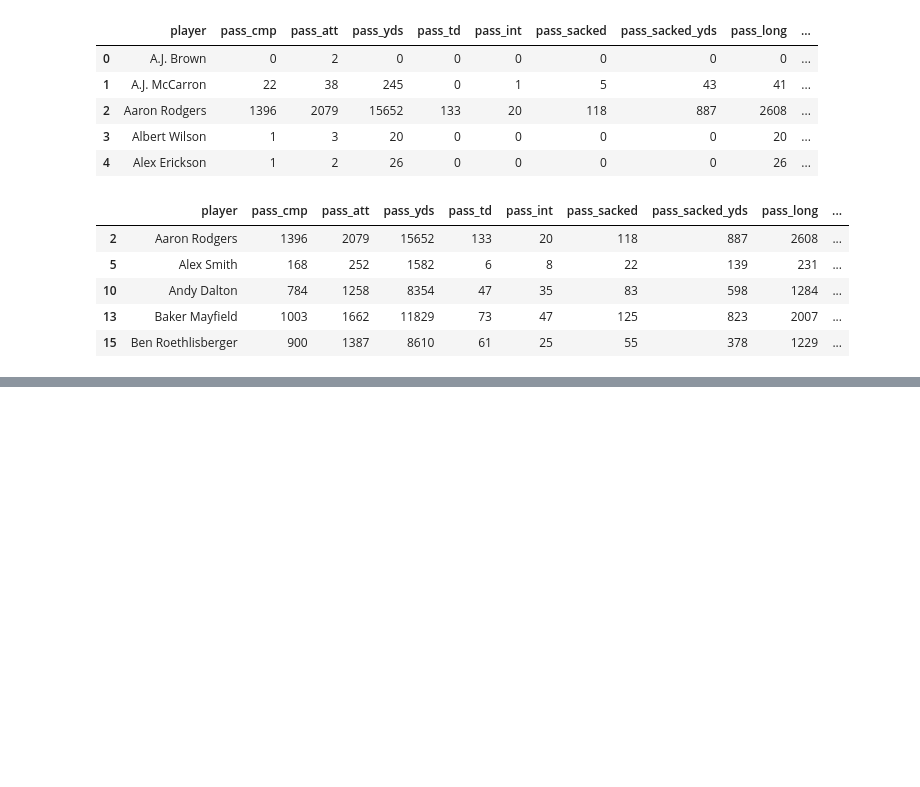
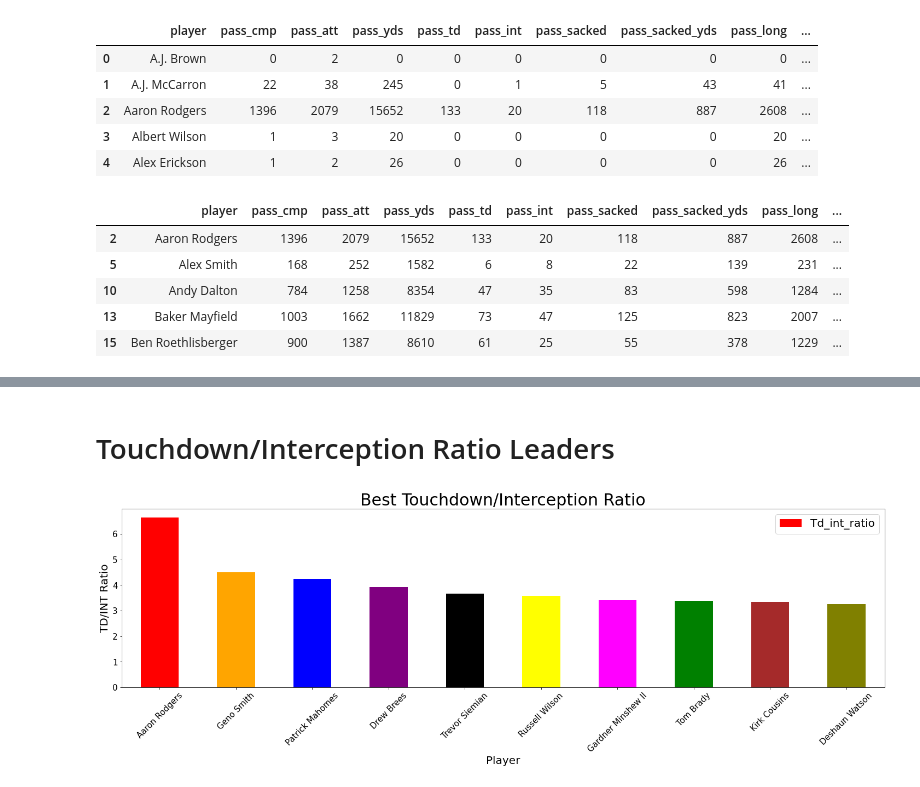
Before and after one commit to marcpalumbo/NFL_Data, a Jupyter notebook: Passing Data Visualizations.ipynb, the cells around one changed output, grey strips where cells are left out. Drawn from its saved outputs; the diff is of its cells as text; code cells hidden in the pictures; blank space fills up the shorter version.

```diff
--- a/Passing Data Visualizations.ipynb
+++ b/Passing Data Visualizations.ipynb
@@ -48,0 +82,5 @@ top_yards = passing_df.nlargest(n=10, columns=['pass_yds'])
+# %%
+#Filtering for top 10 players in touchdown/interception ratio
+#=============================================
+best_ratio = qualified_players.nlargest(n=10, columns=['Td_int_ratio'])
+best_ratio
@@ -120,0 +209,25 @@ plt.show()
+# %% [markdown]
+# Touchdown/Interception Ratio Leaders
+# %%
+# plotting a bar graph for TD/Int ratio leaders
+#==================================================================================
+
+c = ['red','orange','blue','purple','black','yellow','magenta','green','brown','olive']
+best_ratio.plot(x="player",
+               y="Td_int_ratio",
+               kind="bar",
+                color = c,
+               figsize= (25,6),
+              title = "Best Touchdown/Interception Ratio",
+              legend = True,
+              fontsize = 15)
+
+
+plt.title("Best Touchdown/Interception Ratio",fontsize = 30)
+plt.savefig('Images/TD_INT_Leaders.pdf',dpi = 500,bbox_inches='tight')
+plt.xlabel('Player', fontsize=20)
+plt.ylabel('TD/INT Ratio', fontsize=20)
+plt.legend(prop={'size': 20})
+plt.show()
+# %% [output]
+[figure, added]
```
Also changed, not shown: parts of 17 cells of this notebook, 4 other files.
